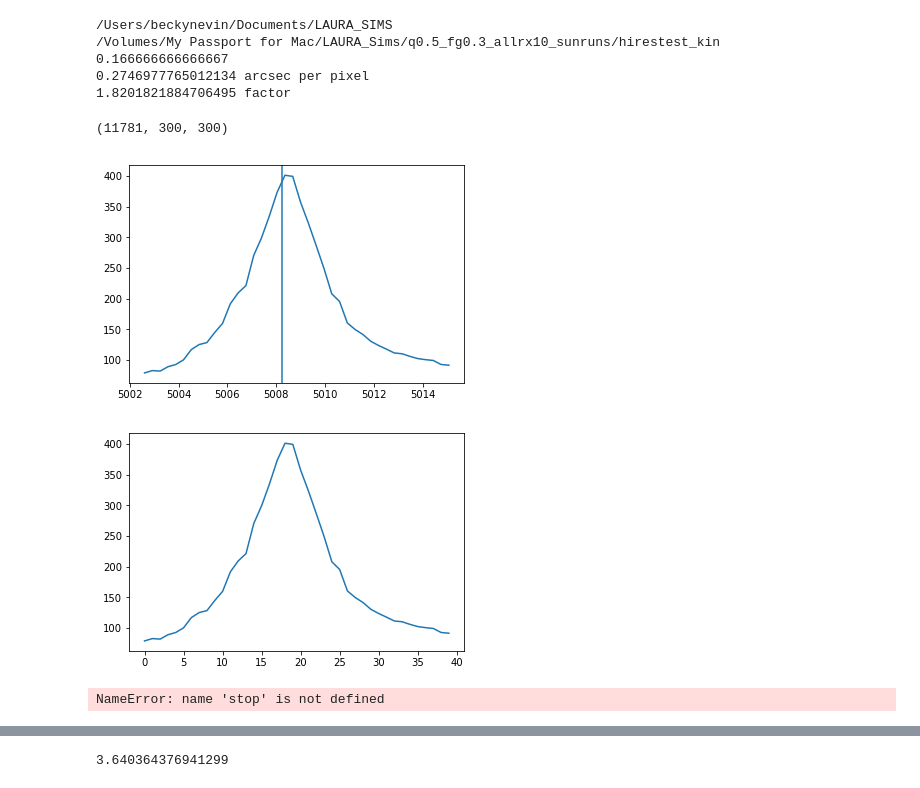
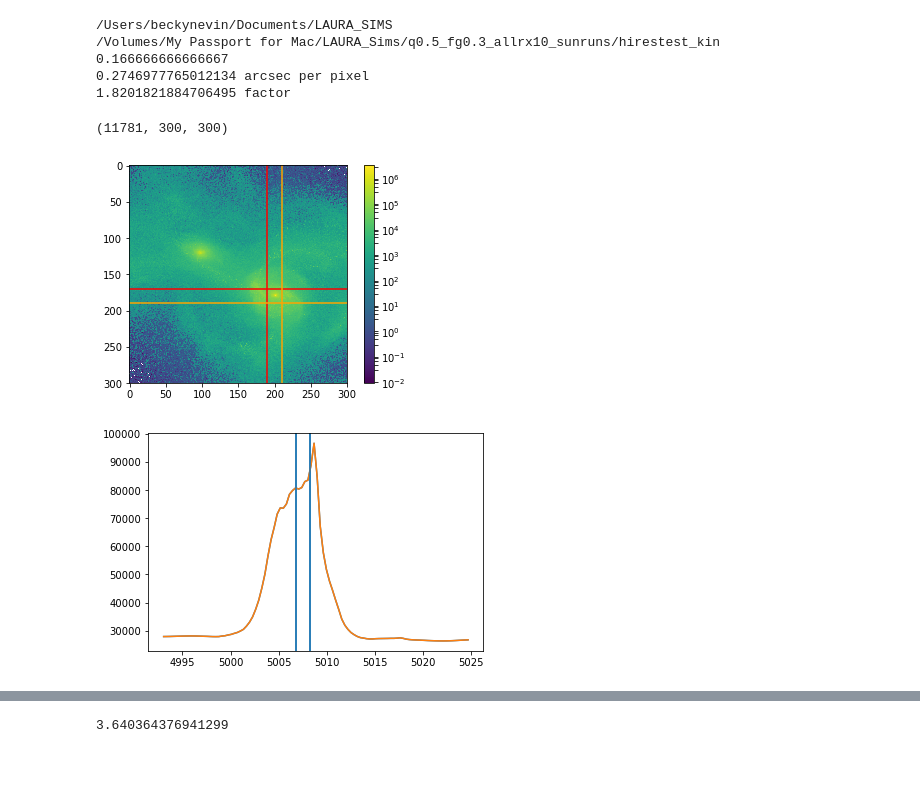
Before and after one commit to beckynevin/imaging_identification_mergers, a Jupyter notebook: Kin_class_summit.ipynb, the cells around one changed output, grey strips where cells are left out. Saved outputs shown, nothing was run; the diff lists cells and outputs as text; code cells hidden in the pictures.

```diff
--- a/Kin_class_summit.ipynb
+++ b/Kin_class_summit.ipynb
@@ -141,26 +901,27 @@ print(0.5/(pixelscale/(kpc_arcmin.value/60)), 'factor')
 0.166666666666667
 0.2746977765012134 arcsec per pixel
 1.8201821884706495 factor
-# %%
-spec=pyfits.open('mcrx_200.fits')
-print(shape(spec[25].data))
-
-plt.plot(Ang[6530:6570],spec[25].data[6530:6570,179,200])
-plt.axvline(x=5008.24)
-plt.show()
-
-plt.plot(spec[25].data[6530:6570,179,200])
-plt.show()
-
-stop
-fig = plt.figure()
-ax1 = fig.add_subplot(111, aspect='equal')
-pts=simplify(spec, 30)#30.3205)
-extent=pts[2]
-
-print(len(pts[0]))
-# %% [output]
-(11781, 300, 300)
-[figure, removed]
-[figure, removed]
-NameError: name 'stop' is not defined
+# %%
+spec=pyfits.open('mcrx_200.fits')
+print(shape(spec[25].data))
+
+plt.imshow(np.sum(spec[25].data,axis=0),norm=LogNorm() )
+plt.axhline(y=170, color='red')
+plt.axvline(x=190, color='red')
+
+plt.axhline(y=190, color='orange')
+plt.axvline(x=210, color='orange')
+
+
+plt.colorbar()
+plt.show()
+# %% [output]
+(11781, 300, 300)
+[figure, added]
+# %%
+plt.plot(Ang[6500:6600],np.sum(spec[25].data[6500:6600,:,:], axis=(1,2)))
+plt.axvline(x=5006.84)#5006.84	5008.24
+plt.axvline(x=5008.24)
+plt.show()
+# %% [output]
+[figure, added]
```
Also changed, not shown: parts of 7 cells of this notebook.
